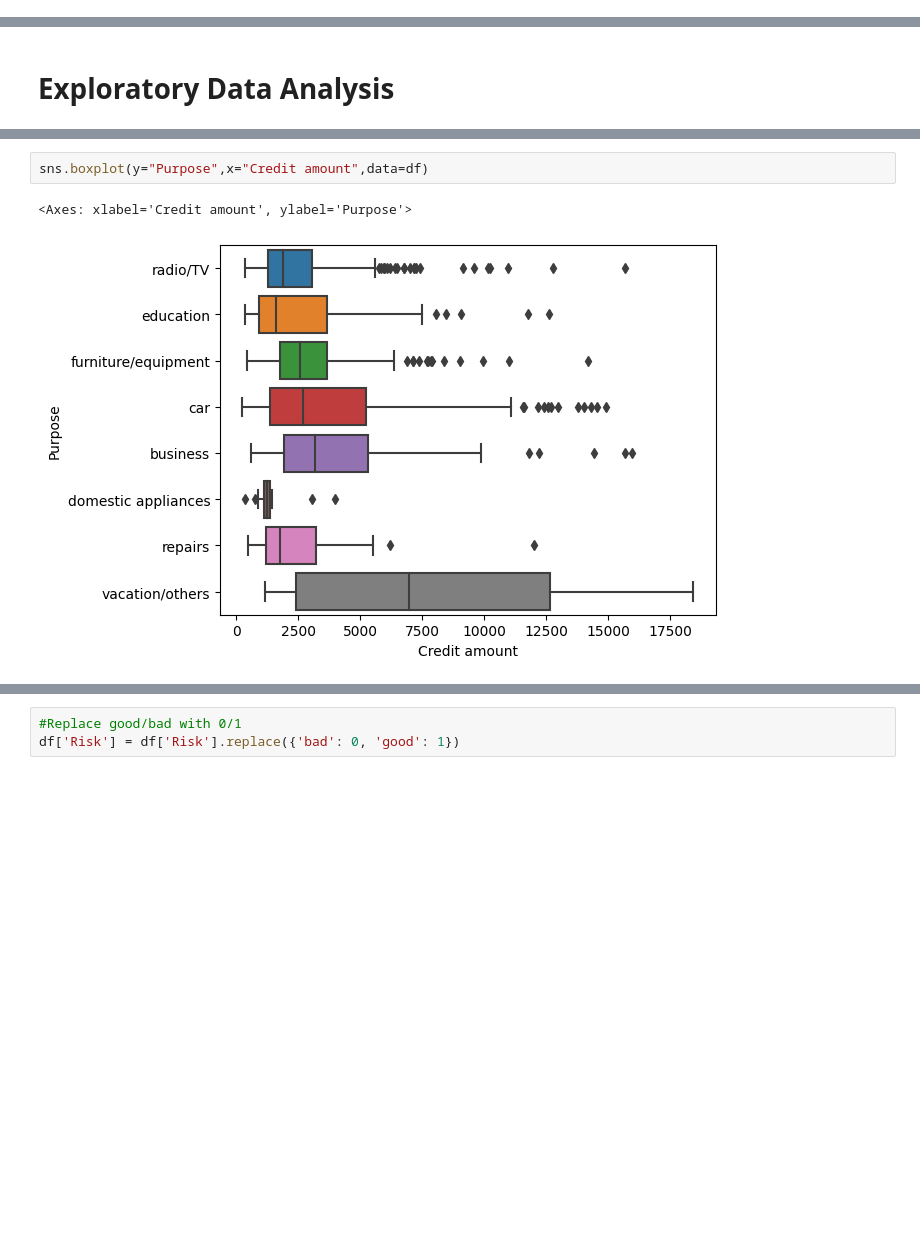
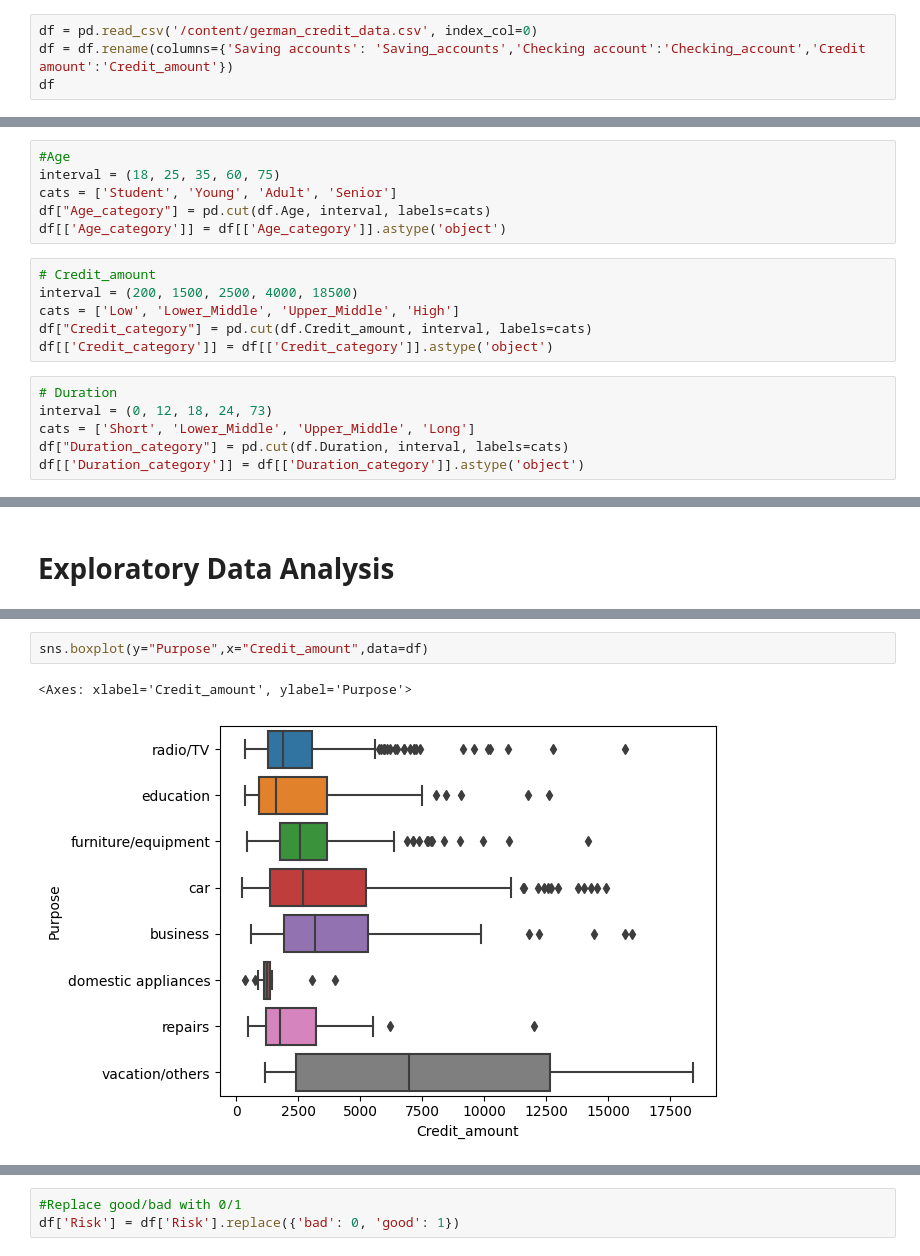
Before and after one commit to agungbesti/German_Credit_Risk, a Jupyter notebook: German_Credit_Risk.ipynb, the cells around one changed output, grey strips where cells are left out. Saved outputs shown, nothing was run; the diff lists cells and outputs as text; blank space fills up the shorter version.

```diff
--- a/German_Credit_Risk.ipynb
+++ b/German_Credit_Risk.ipynb
@@ -61,0 +218,4 @@ df
+# %%
+df = pd.read_csv('/content/german_credit_data.csv', index_col=0)
+df = df.rename(columns={'Saving accounts': 'Saving_accounts','Checking account':'Checking_account','Credit amount':'Credit_amount'})
+df
@@ -115,0 +307,18 @@ dtype: int64
+# %%
+#Age
+interval = (18, 25, 35, 60, 75)
+cats = ['Student', 'Young', 'Adult', 'Senior']
+df["Age_category"] = pd.cut(df.Age, interval, labels=cats)
+df[['Age_category']] = df[['Age_category']].astype('object')
+# %%
+# Credit_amount
+interval = (200, 1500, 2500, 4000, 18500)
+cats = ['Low', 'Lower_Middle', 'Upper_Middle', 'High']
+df["Credit_category"] = pd.cut(df.Credit_amount, interval, labels=cats)
+df[['Credit_category']] = df[['Credit_category']].astype('object')
+# %%
+# Duration
+interval = (0, 12, 18, 24, 73)
+cats = ['Short', 'Lower_Middle', 'Upper_Middle', 'Long']
+df["Duration_category"] = pd.cut(df.Duration, interval, labels=cats)
+df[['Duration_category']] = df[['Duration_category']].astype('object')
@@ -273,6 +530,6 @@ These plots provide a distribution of the different classes and the target featu
 # %%
-sns.boxplot(y="Purpose",x="Credit amount",data=df)
+sns.boxplot(y="Purpose",x="Credit_amount",data=df)
 # %% [output]
-<Axes: xlabel='Credit amount', ylabel='Purpose'>
+<Axes: xlabel='Credit_amount', ylabel='Purpose'>
-[figure, old version]
+[figure, new version]
 # %%
```
Also changed, not shown: parts of 85 cells of this notebook.
